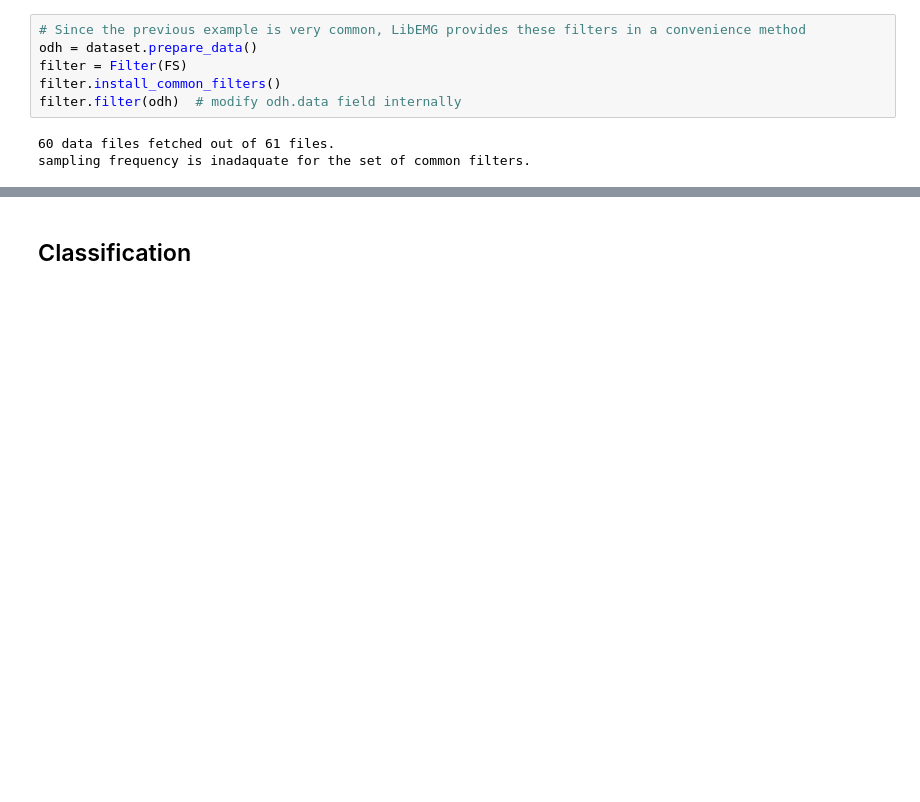
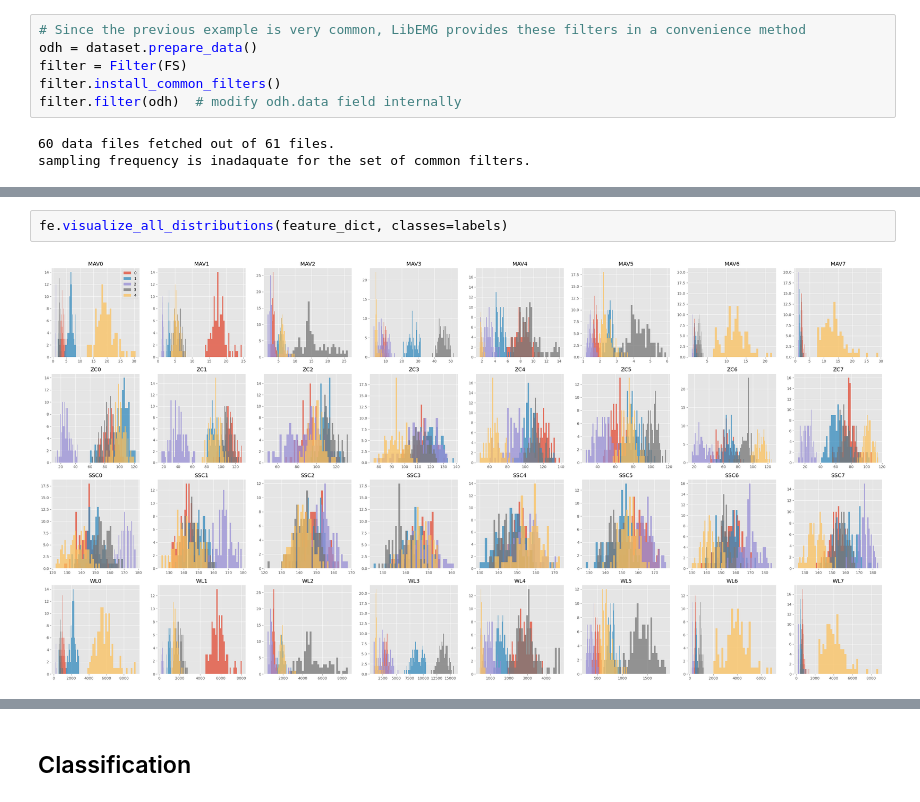
Before and after one commit to LibEMG/LibEMG_MEC24_Workshop, a Jupyter notebook: walkthrough.ipynb, the cells around one changed output, grey strips where cells are left out. Drawn from its saved outputs; the diff is of its cells as text; blank space fills up the shorter version.

```diff
--- a/walkthrough.ipynb
+++ b/walkthrough.ipynb
@@ -128,0 +156,4 @@ sampling frequency is inadaquate for the set of common filters.
+# %%
+fe.visualize_all_distributions(feature_dict, classes=labels)
+# %% [output]
+[figure, added]
```
Also changed, not shown: parts of 8 cells of this notebook.
